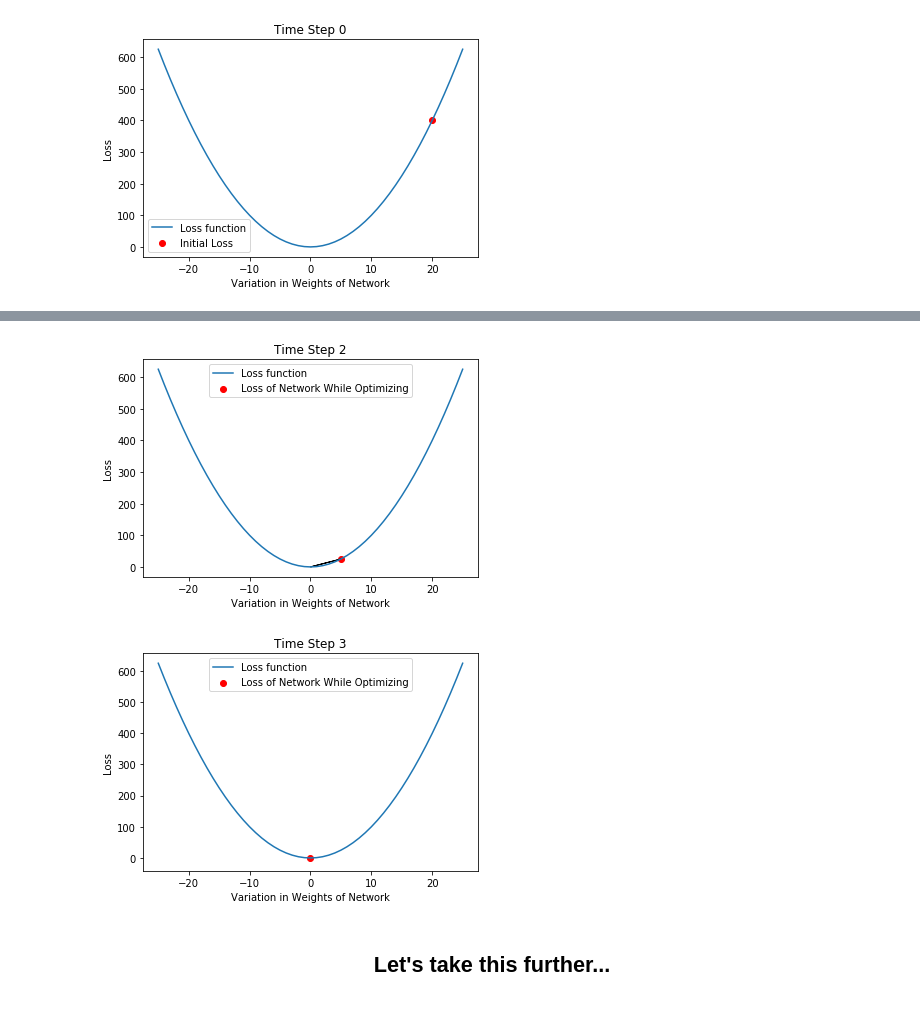
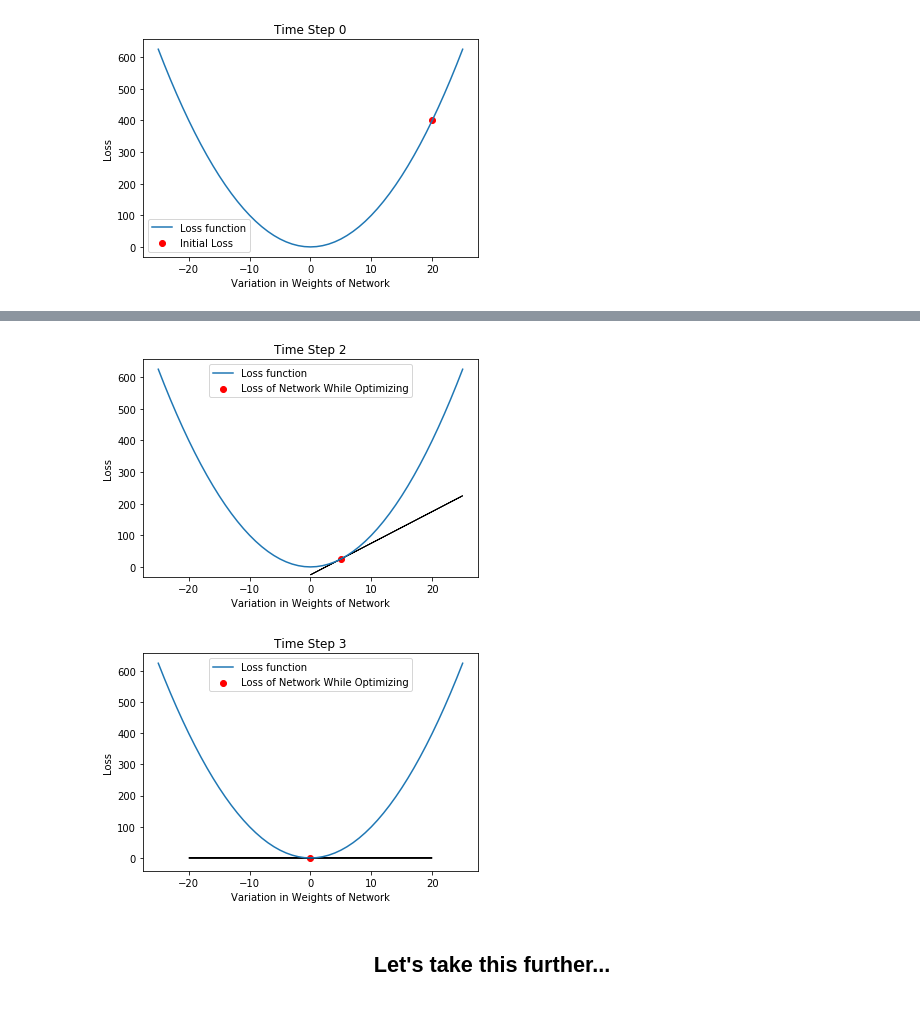
Before and after one commit to ashermancinelli/tensorflow-talk, a Jupyter notebook: slides.ipynb, the cells around one changed output, grey strips where cells are left out. Saved outputs shown, nothing was run; the diff lists cells and outputs as text; code cells hidden in the pictures.

```diff
--- a/slides.ipynb
+++ b/slides.ipynb
@@ -196,21 +196,22 @@ plt.xlabel('Variation in Weights of Network')
 plt.ylabel('Loss')
 plt.title('Time Step 2')
 plt.scatter([5], [25], marker='o', label='Loss of Network While Optimizing', color='red')
-plt.arrow(0,0,5,25)
+plt.arrow(0,-25,25,250)
 plt.legend()
 plt.show()
 # %% [output]
-[figure, old version]
+[figure, new version]
 # %%
 plt.plot(x, y, label='Loss function')
 plt.xlabel('Variation in Weights of Network')
 plt.ylabel('Loss')
 plt.title('Time Step 3')
 plt.scatter([0], [0], marker='o', label='Loss of Network While Optimizing', color='red')
+plt.arrow(-20,0,40,0)
 plt.legend()
 plt.show()
 # %% [output]
-[figure, old version]
+[figure, new version]
 # %% [markdown]
 <center><h2>Let's take this further...</h2></center>
 # %%
```
Also changed, not shown: parts of 28 cells of this notebook, 8 other files.
